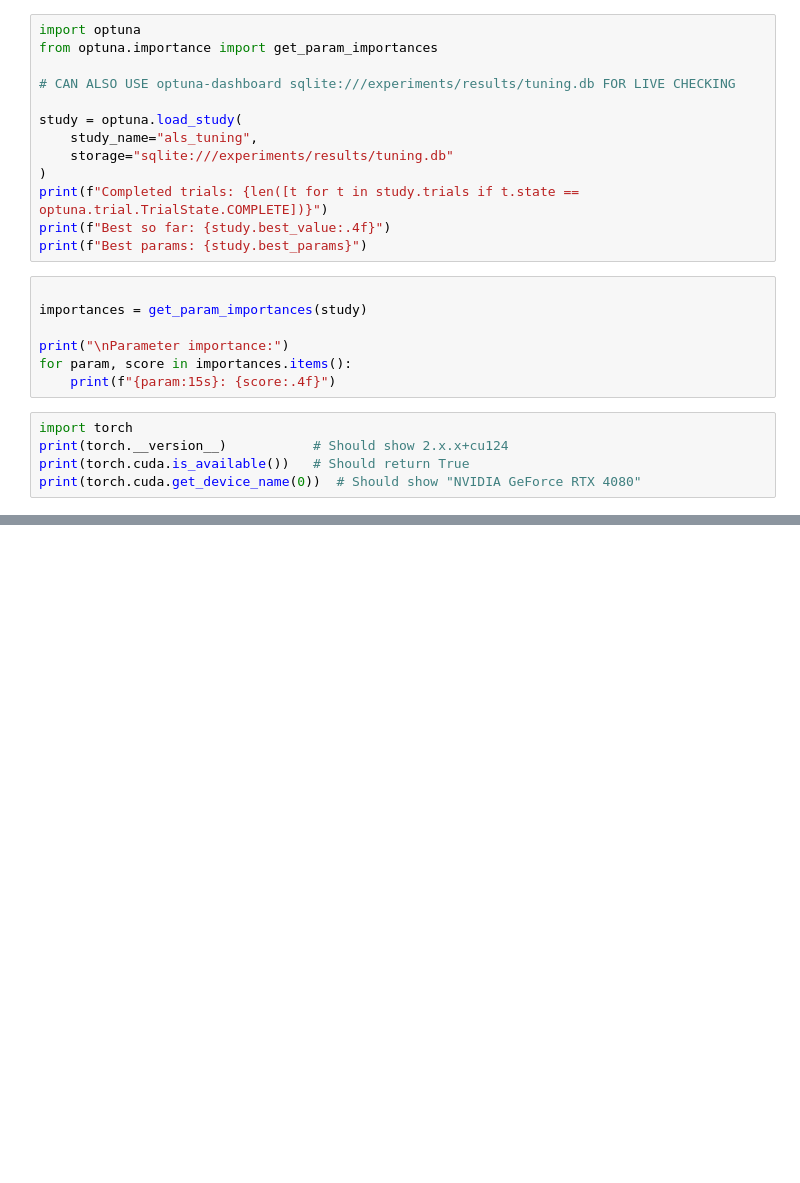
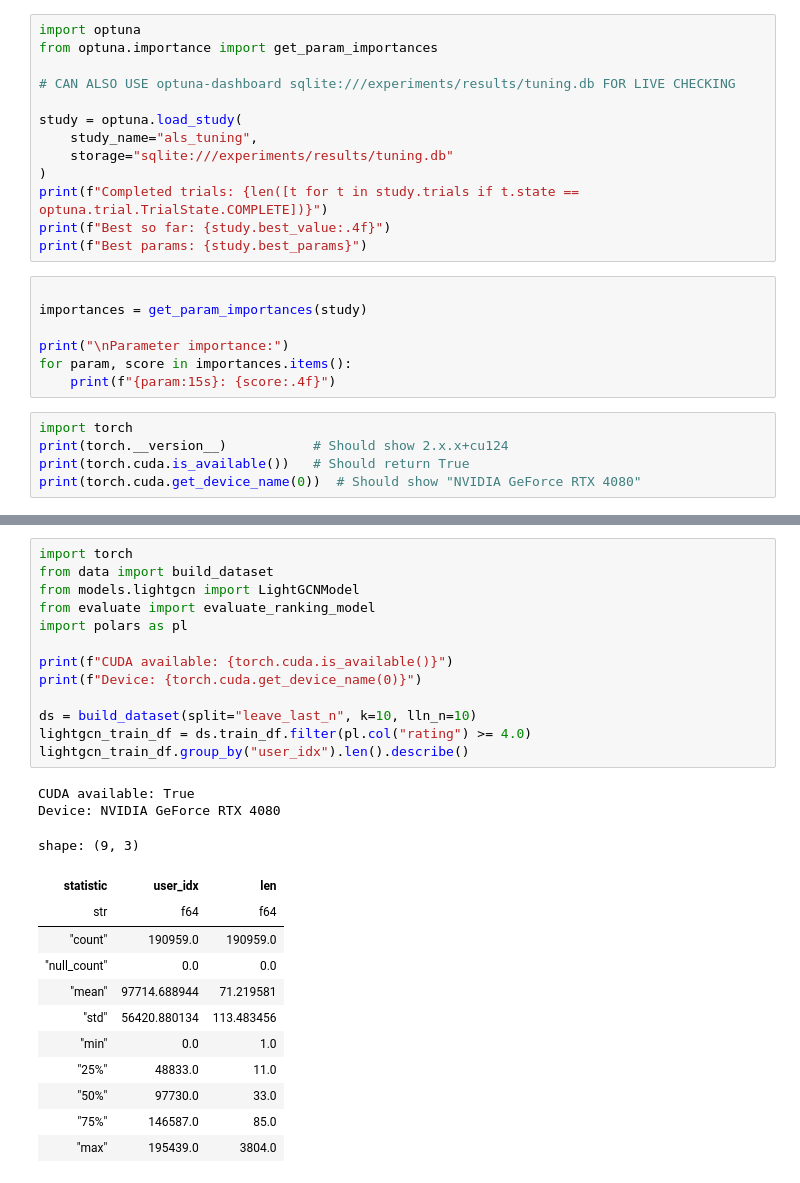
Before and after one commit to bouhlet0/movie-lens-recommender, a Jupyter notebook: result_check.ipynb, the cells around one changed output, grey strips where cells are left out. Saved outputs shown, nothing was run; the diff lists cells and outputs as text; blank space fills up the shorter version.

```diff
--- a/result_check.ipynb
+++ b/result_check.ipynb
@@ -62,0 +68,28 @@ Smoke test passed.
+# %%
+import torch
+from data import build_dataset
+from models.lightgcn import LightGCNModel
+from evaluate import evaluate_ranking_model
+import polars as pl
+
+print(f"CUDA available: {torch.cuda.is_available()}")
+print(f"Device: {torch.cuda.get_device_name(0)}")
+
+ds = build_dataset(split="leave_last_n", k=10, lln_n=10)
+lightgcn_train_df = ds.train_df.filter(pl.col("rating") >= 4.0)
+lightgcn_train_df.group_by("user_idx").len().describe()
+# %% [output]
+CUDA available: True
+Device: NVIDIA GeForce RTX 4080
+shape: (9, 3)
+| statistic | user_idx | len |
+| str | f64 | f64 |
+| "count" | 190959.0 | 190959.0 |
+| "null_count" | 0.0 | 0.0 |
+| "mean" | 97714.688944 | 71.219581 |
+| "std" | 56420.880134 | 113.483456 |
+| "min" | 0.0 | 1.0 |
+| "25%" | 48833.0 | 11.0 |
+| "50%" | 97730.0 | 33.0 |
+| "75%" | 146587.0 | 85.0 |
+| "max" | 195439.0 | 3804.0 |
```
Also changed, not shown: parts of 36 cells of this notebook, 4 other files.
